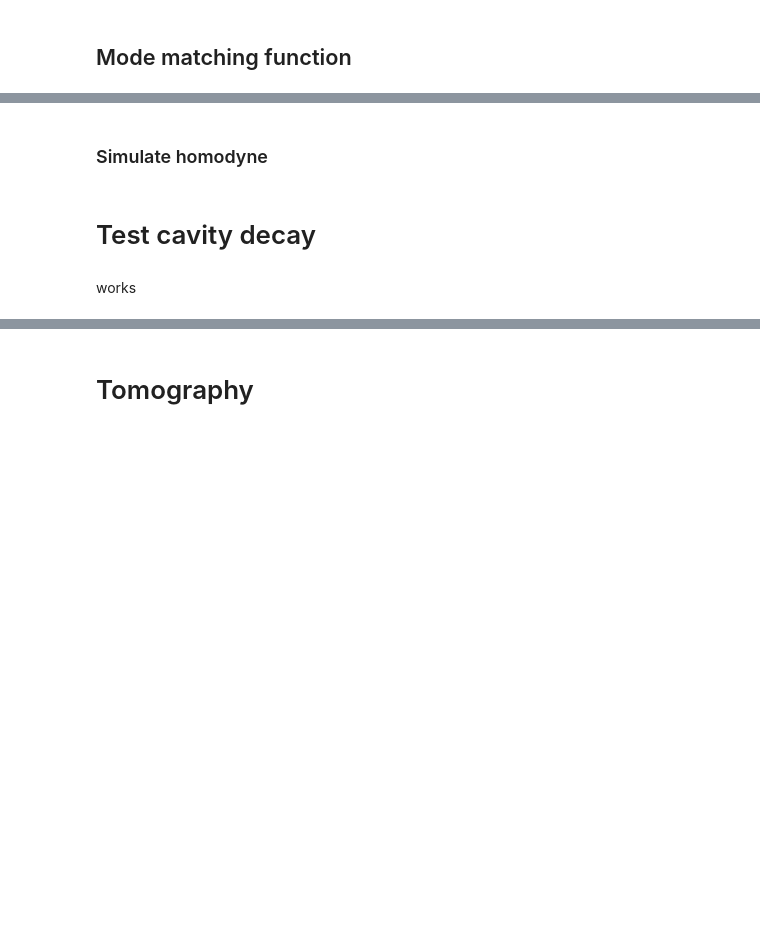
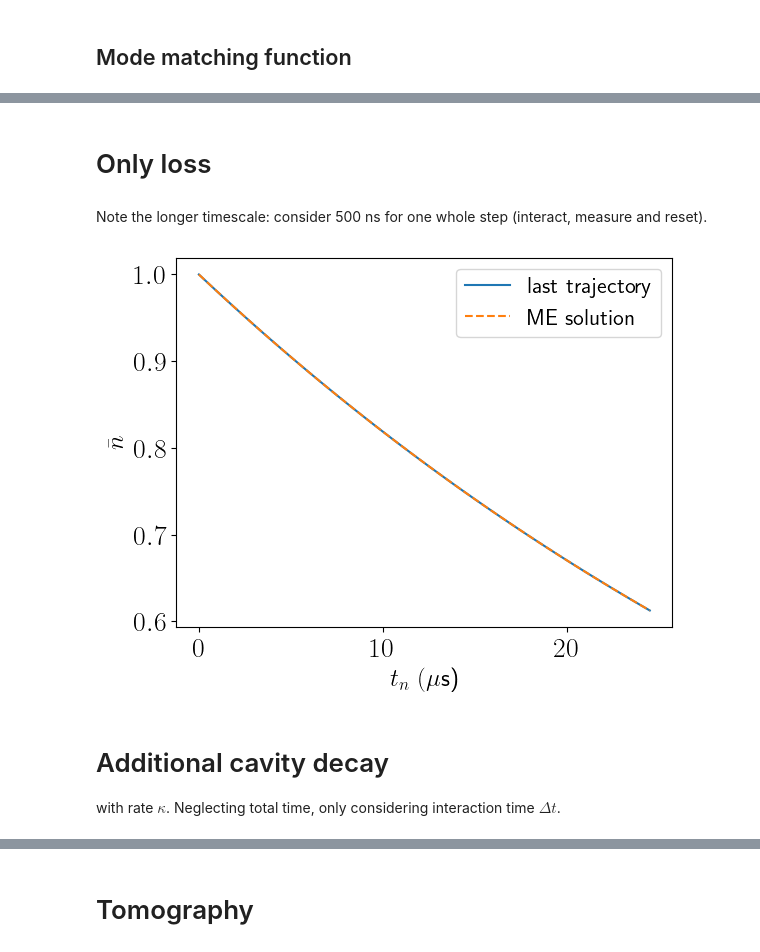
Before and after one commit to ingstra/qubitdyne, a Jupyter notebook: homodyne_open_system_dynamics.ipynb, the cells around one changed output, grey strips where cells are left out. Drawn from its saved outputs; the diff is of its cells as text; code cells hidden in the pictures; blank space fills up the shorter version.

```diff
--- a/homodyne_open_system_dynamics.ipynb
+++ b/homodyne_open_system_dynamics.ipynb
@@ -166,6 +160,40 @@ gamma,delta_t,2*gint
-# %% [markdown]
-### Simulate homodyne
-# %% [markdown]
-# Test cavity decay
-# %% [markdown]
-works
+# %% [markdown]
+# Only loss
+# %% [markdown]
+Note the longer timescale: consider 500 ns for one whole step (interact, measure and reset).
+# %%
+n_cav = []
+psi = ket2dm(psi0)
+
+# CAVITY LOSS RATE
+# T1 = 50 µs => kappa = 1/T1 = 1/50 = 0.02
+kappa = 0.02
+
+dt_total = 0.5 # consider 500 ns for one whole step (interact, measure, reset).
+
+tlist_total = nsteps*dt_total
+
+L = liouvillian(0*a, [np.sqrt(kappa*dt_total)*a])
+op = L.expm()
+
+for i in range(Nmeas):
+            n_cav.append(expect(N_cav, psi).real)
+
+            # deterministic loss
+            vec_rho = operator_to_vector(psi)
+            psi = vector_to_operator(op*vec_rho)
+
+c_op=[np.sqrt(kappa)*a] # decay rate gamma
+sol = mesolve(0*a, psi0, tlist_total, c_ops=c_op, e_ops=[N_cav])
+
+plt.plot(tlist_total, n_cav, label='last trajectory')
+plt.plot(tlist_total, sol.expect[0], '--',label='ME solution')
+
+plt.xlabel(r'$t_n\ (\mu$s)')
+plt.ylabel(r'$\bar n$')
+plt.legend();
+# %% [output]
+[figure, added]
+# %% [markdown]
+# Additional cavity decay
+with rate $\kappa$. Neglecting total time, only considering interaction time $\Delta t$.
```
Also changed, not shown: parts of 26 cells of this notebook.
